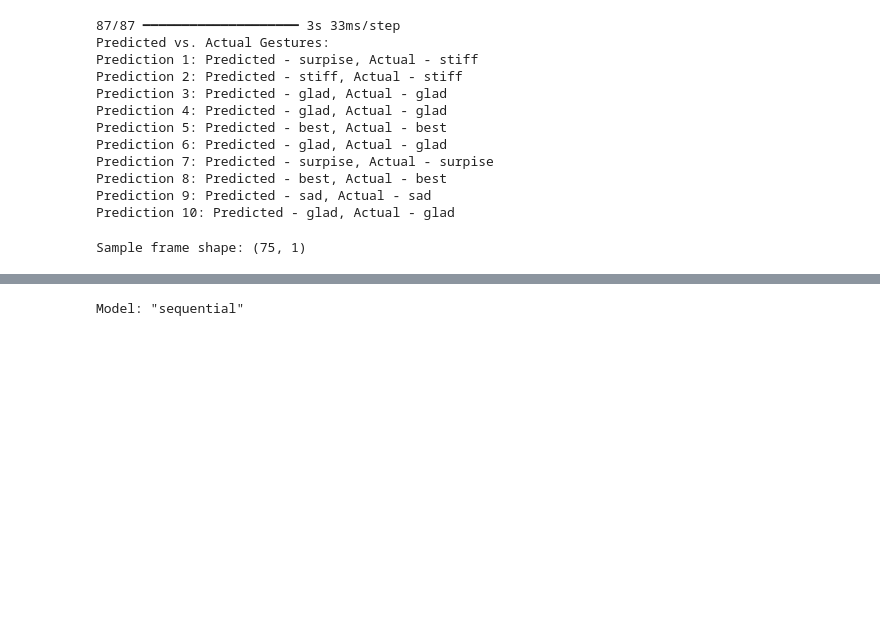
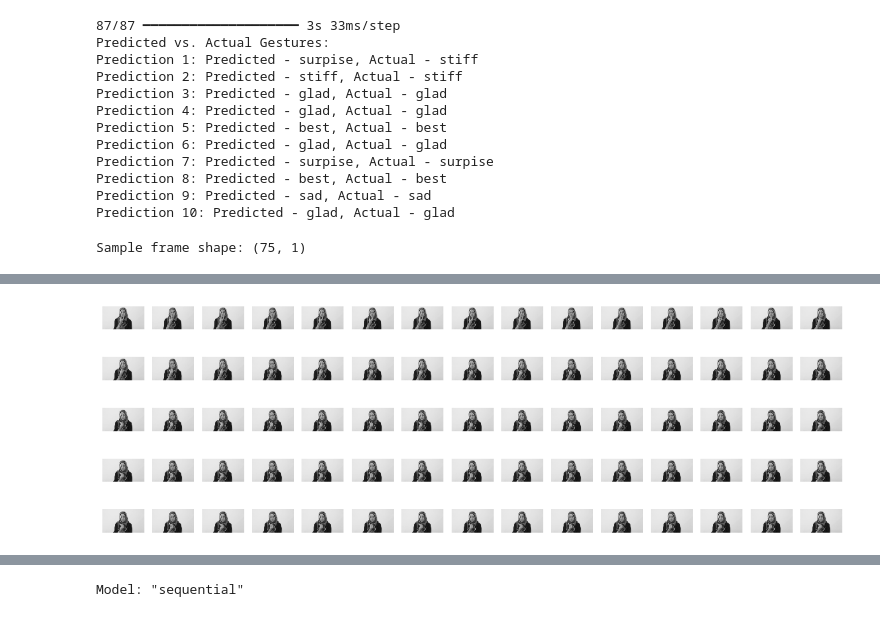
Before and after one commit to AreebaAleem/PSL_Translator, a Jupyter notebook: Untitled12.ipynb, the cells around one changed output, grey strips where cells are left out. Drawn from its saved outputs; the diff is of its cells as text; code cells hidden in the pictures; blank space fills up the shorter version.

```diff
--- a/Untitled12.ipynb
+++ b/Untitled12.ipynb
@@ -568,0 +643,27 @@ Invalid input shape for input Tensor("data:0", shape=(1, 30, 75, 75), dtype=floa
+# %%
+def get_video_frames(video_path, frame_count=75, skip_frames=0):
+    cap = cv2.VideoCapture(video_path)
+    frames = []
+
+    # Skip the initial frames
+    for _ in range(skip_frames):
+        cap.grab()
+
+    # Capture the frames for prediction
+    for _ in range(frame_count):
+        ret, frame = cap.read()
+        if not ret:
+            break
+        gray_frame = cv2.cvtColor(frame, cv2.COLOR_BGR2GRAY)  # Convert to grayscale
+        frames.append(gray_frame)  # Append the actual frame
+
+    cap.release()
+
+    # Convert frames to a numpy array and normalize if needed
+    frames_array = np.array(frames) / 255.0  # Normalize to [0, 1]
+    return frames_array
+# %%
+video_path = '/content/test/test/sad/s0259.MP4'  # Replace with your video path
+frames = get_video_frames(video_path)
+print(f"Captured frames shape: {frames.shape}")  # Should be (75, height, width)
+print(f"Sample frame values: {frames[0]}")  # Check the first frame's values
@@ -568,0 +679,15 @@ Invalid input shape for input Tensor("data:0", shape=(1, 30, 75, 75), dtype=floa
+# %%
+import matplotlib.pyplot as plt
+
+def display_frames(frames, frame_count=75):
+    plt.figure(figsize=(15, 5))
+    for i in range(min(frame_count, len(frames))):
+        plt.subplot(5, 15, i + 1)  # 5 rows, 15 columns
+        plt.imshow(frames[i], cmap='gray')  # No need to reshape
+        plt.axis('off')
+    plt.show()
+
+# Display the frames being fed to the model
+display_frames(frames)
+# %% [output]
+[figure, added]
```
Also changed, not shown: parts of 14 cells of this notebook.
